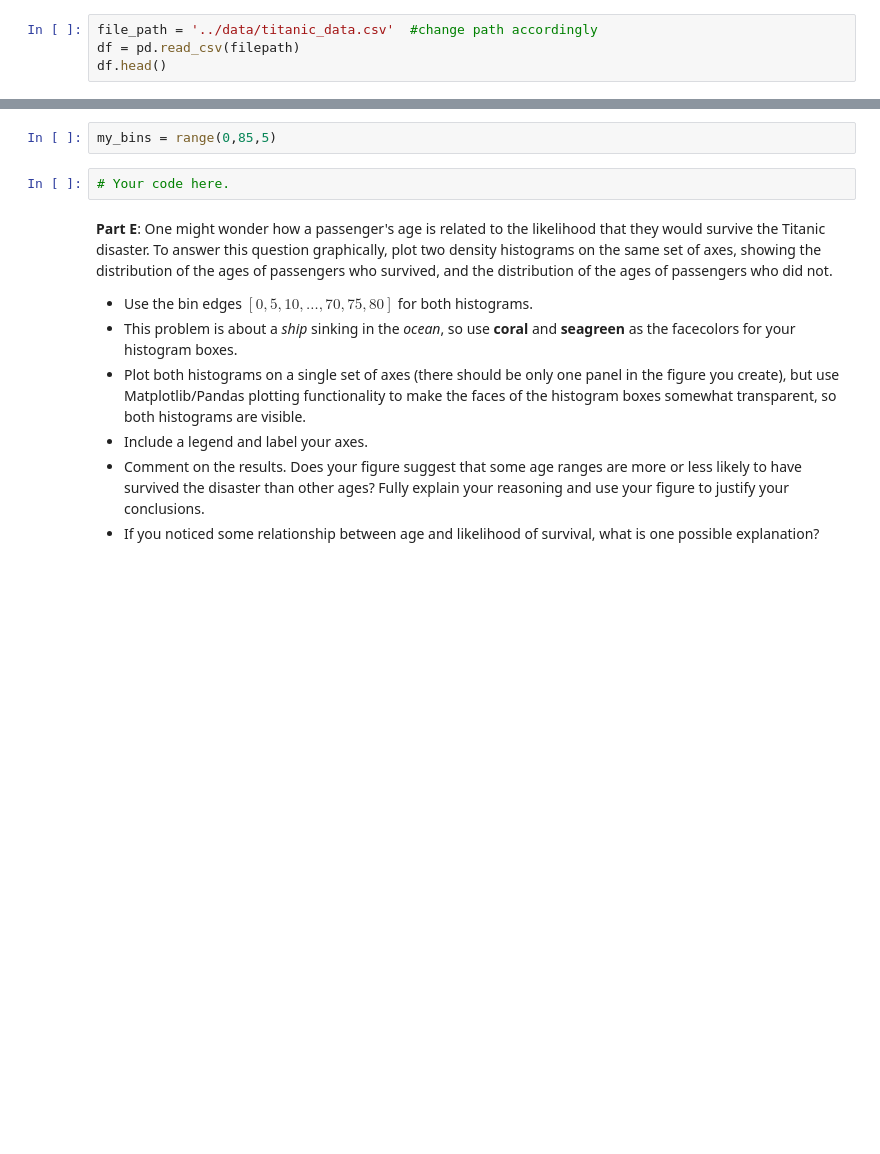
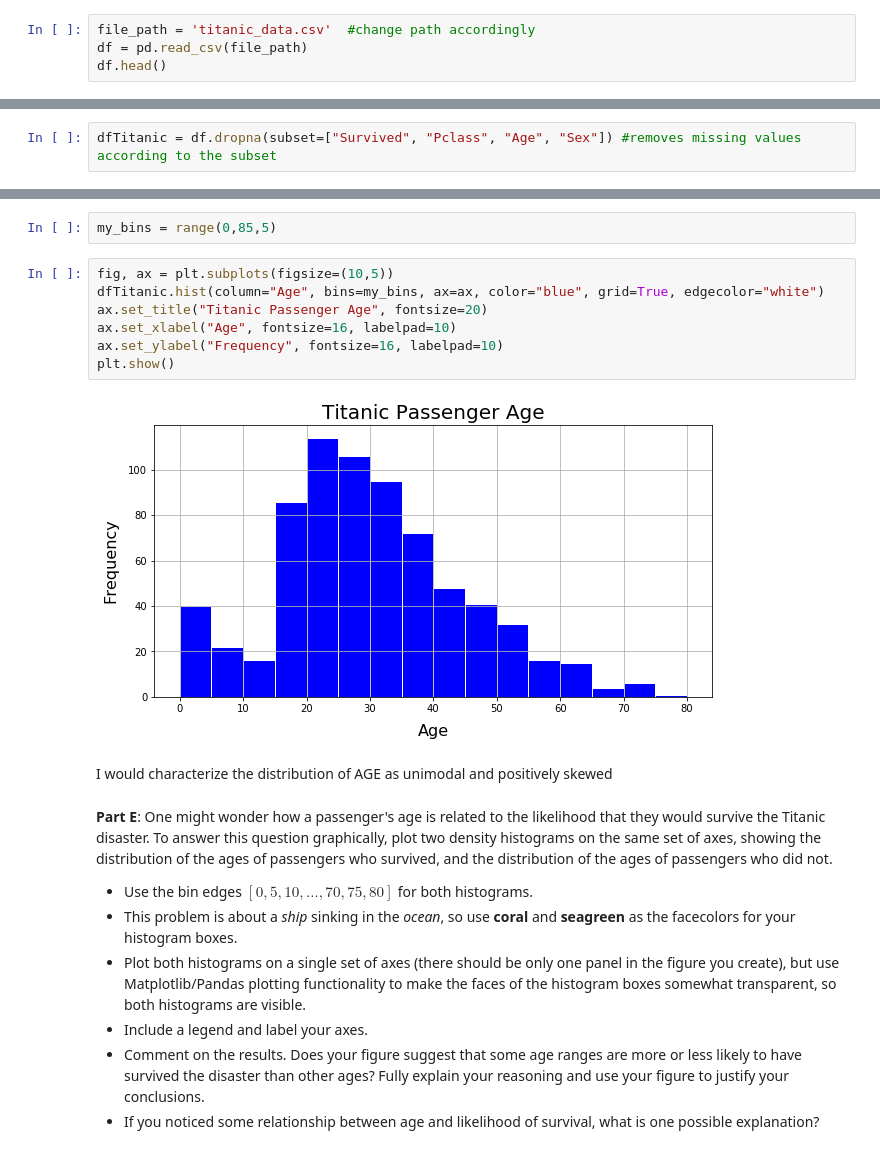
Before and after one commit to techLord-pm/datascienceHW1, a Jupyter notebook: HW1-1.ipynb, the cells around one changed output, grey strips where cells are left out. Drawn from its saved outputs; the diff is of its cells as text; blank space fills up the shorter version.

```diff
--- a/HW1-1.ipynb
+++ b/HW1-1.ipynb
@@ -130,6 +284,6 @@ Some claim that the final hours aboard the RMS Titanic were marked by "class war
 
 We have the data on survival rates by class and by sex, so let's figure out whether there is evidence for these scenarios. Access the Titanic data in `titanic_data.csv` and store it in a Pandas DataFrame. The data contains information pertaining to class status (**Pclass**), survival (**Survived**), and gender (**Sex**) of passengers, among other things. Be sure to use the `titanic_data.csv` data set, *not* the `clean_titanic_data` file from the in-class notebook.
 # %%
-file_path = '../data/titanic_data.csv'  #change path accordingly
-df = pd.read_csv(filepath)
+file_path = 'titanic_data.csv'  #change path accordingly
+df = pd.read_csv(file_path)
 df.head()
@@ -142,3 +311,5 @@ df.head()
+# %%
+dfTitanic = df.dropna(subset=["Survived", "Pclass", "Age", "Sex"]) #removes missing values according to the subset
 # %% [markdown]
 **Part C**: Compute the fraction of survivors according to class and gender. There are 3 passenger classes and 2 sexes in the data set, so you should report all 6 possible combinations.  Then, answer 3 questions:
 * **(i)** Within each passenger class, were men or women more/less/equally likely to survive?
@@ -150,8 +404,17 @@ df.head()
 **Part D**: Plot a histogram of all of the passenger ages, using the bin edges $[0,5,10,\ldots,70,75,80]$ defined by `my_bins` below. How would you characterize the distribution of **AGE**? (By _characterize_ we mean that you should indicate whether the data are unimodal, bimodal, multimodal, symmetric, negatively skewed, positively skewed, etc.)  Be sure to label your axes and use your figure to justify your conclusions.
 # %%
 my_bins = range(0,85,5)
-# %%
-# Your code here.
+# %%
+fig, ax = plt.subplots(figsize=(10,5))
+dfTitanic.hist(column="Age", bins=my_bins, ax=ax, color="blue", grid=True, edgecolor="white")
+ax.set_title("Titanic Passenger Age", fontsize=20)
+ax.set_xlabel("Age", fontsize=16, labelpad=10)
+ax.set_ylabel("Frequency", fontsize=16, labelpad=10)
+plt.show()
+# %% [output]
+[figure, added]
+# %% [markdown]
+I would characterize the distribution of AGE as unimodal and positively skewed
 # %% [markdown]
 **Part E**: One might wonder how a passenger's age is related to the likelihood that they would survive the Titanic disaster. To answer this question graphically, plot two density histograms on the same set of axes, showing the distribution of the ages of passengers who survived, and the distribution of the ages of passengers who did not.
 * Use the bin edges $[0,5,10,\ldots,70,75,80]$ for both histograms.
```
Also changed, not shown: parts of 49 cells of this notebook.
